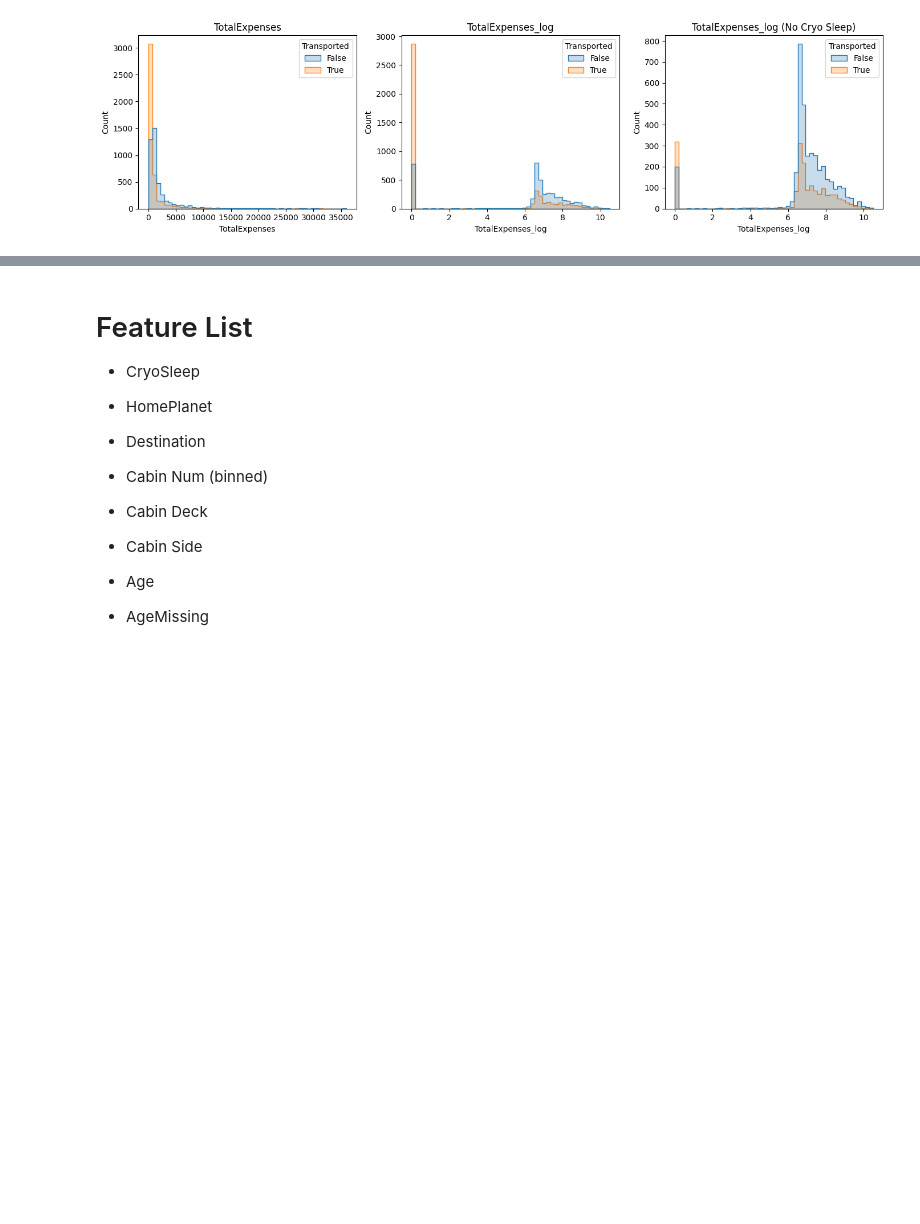
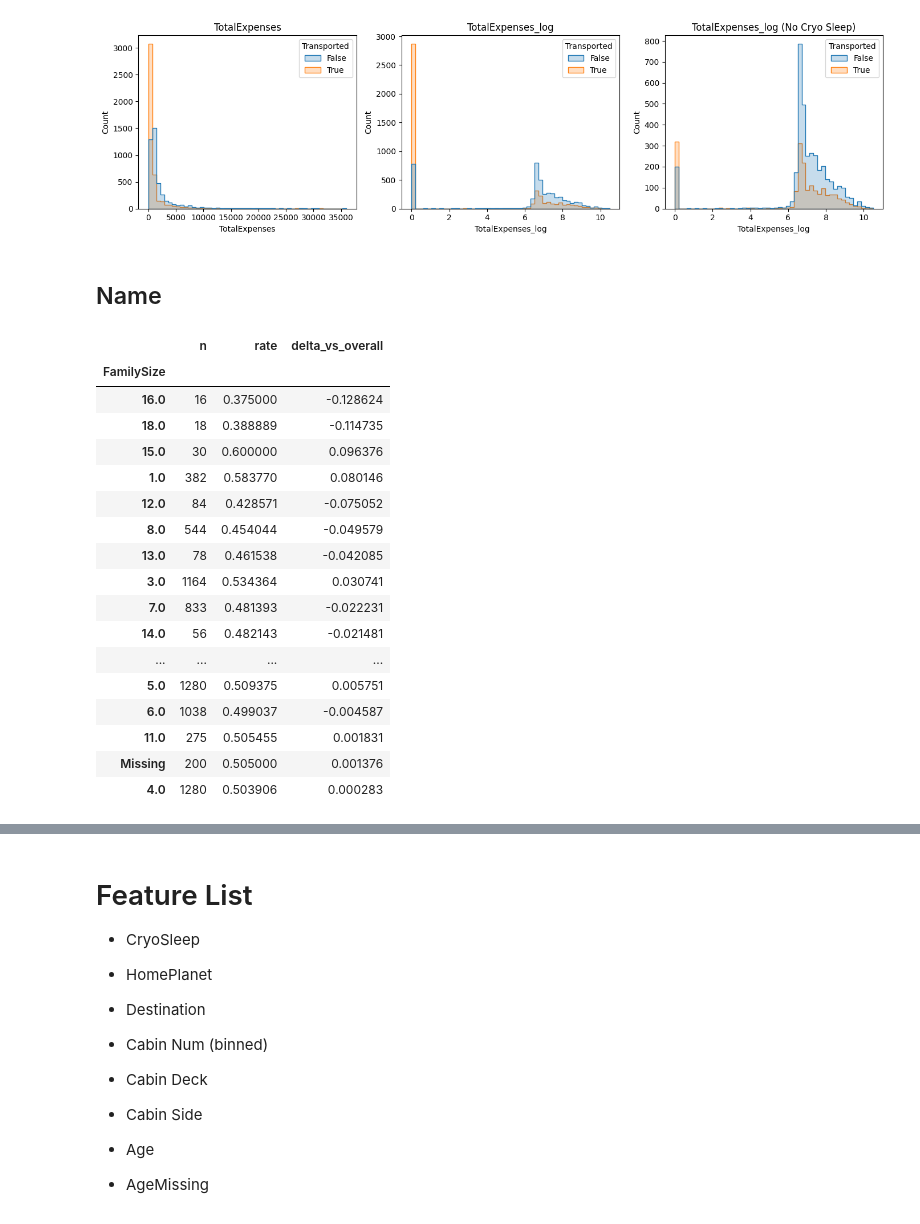
Before and after one commit to admlars2/SpaceTitanic, a Jupyter notebook: notebooks/01_eda.ipynb, the cells around one changed output, grey strips where cells are left out. Cells and saved outputs as stored; diff of their text form; code cells hidden in the pictures; blank space fills up the shorter version.

```diff
--- a/notebooks/01_eda.ipynb
+++ b/notebooks/01_eda.ipynb
@@ -149,6 +149,9 @@ train_df["CabinSide"] = cabin_parts.get(2).map(cabin_side).astype("Int64")
 train_df["CryoSleep"] = train_df["CryoSleep"].replace({"True": True, "False": False}).astype("boolean")
 train_df["VIP"] = train_df["VIP"].replace({"True": True, "False": False}).astype("boolean")
 
+# Extract Last Name
+train_df["LastName"] = train_df["Name"].str.rsplit(" ", n=1).str[-1]
+
 print(train_df.head(1))
 # %% [output]
   PassengerId HomePlanet  CryoSleep  Cabin  Destination   Age    VIP  \
@@ -1153,3 +1197,31 @@ for j in range(i + 1, len(axes)):
 plt.tight_layout()
 # %% [output]
 [figure]
+# %% [markdown]
+## Name
+# %%
+df = train_df.copy()
+
+df["FamilySize"] = df.groupby("LastName")["LastName"].transform("size")
+df["FamilySize"] = df["FamilySize"].astype("string").fillna("Missing")
+
+summary_table(df, "FamilySize")
+# %% [output]
+|  | n | rate | delta_vs_overall |
+| FamilySize |  |  |  |
+| 16.0 | 16 | 0.375000 | -0.128624 |
+| 18.0 | 18 | 0.388889 | -0.114735 |
+| 15.0 | 30 | 0.600000 | 0.096376 |
+| 1.0 | 382 | 0.583770 | 0.080146 |
+| 12.0 | 84 | 0.428571 | -0.075052 |
+| 8.0 | 544 | 0.454044 | -0.049579 |
+| 13.0 | 78 | 0.461538 | -0.042085 |
+| 3.0 | 1164 | 0.534364 | 0.030741 |
+| 7.0 | 833 | 0.481393 | -0.022231 |
+| 14.0 | 56 | 0.482143 | -0.021481 |
+| ... | ... | ... | ... |
+| 5.0 | 1280 | 0.509375 | 0.005751 |
+| 6.0 | 1038 | 0.499037 | -0.004587 |
+| 11.0 | 275 | 0.505455 | 0.001831 |
+| Missing | 200 | 0.505000 | 0.001376 |
+| 4.0 | 1280 | 0.503906 | 0.000283 |
```
Also changed, not shown: parts of 13 cells of this notebook, 13 other files.
